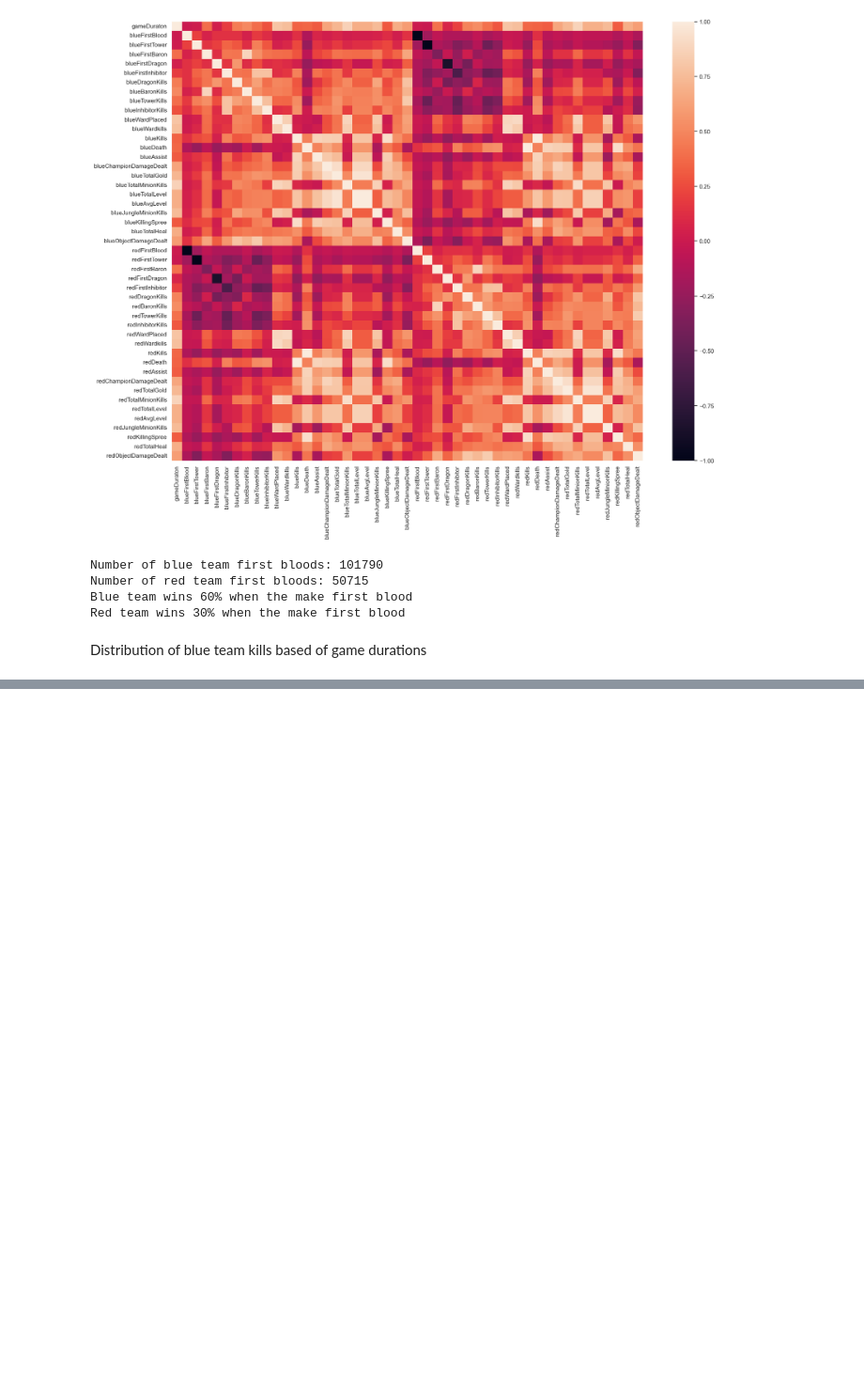
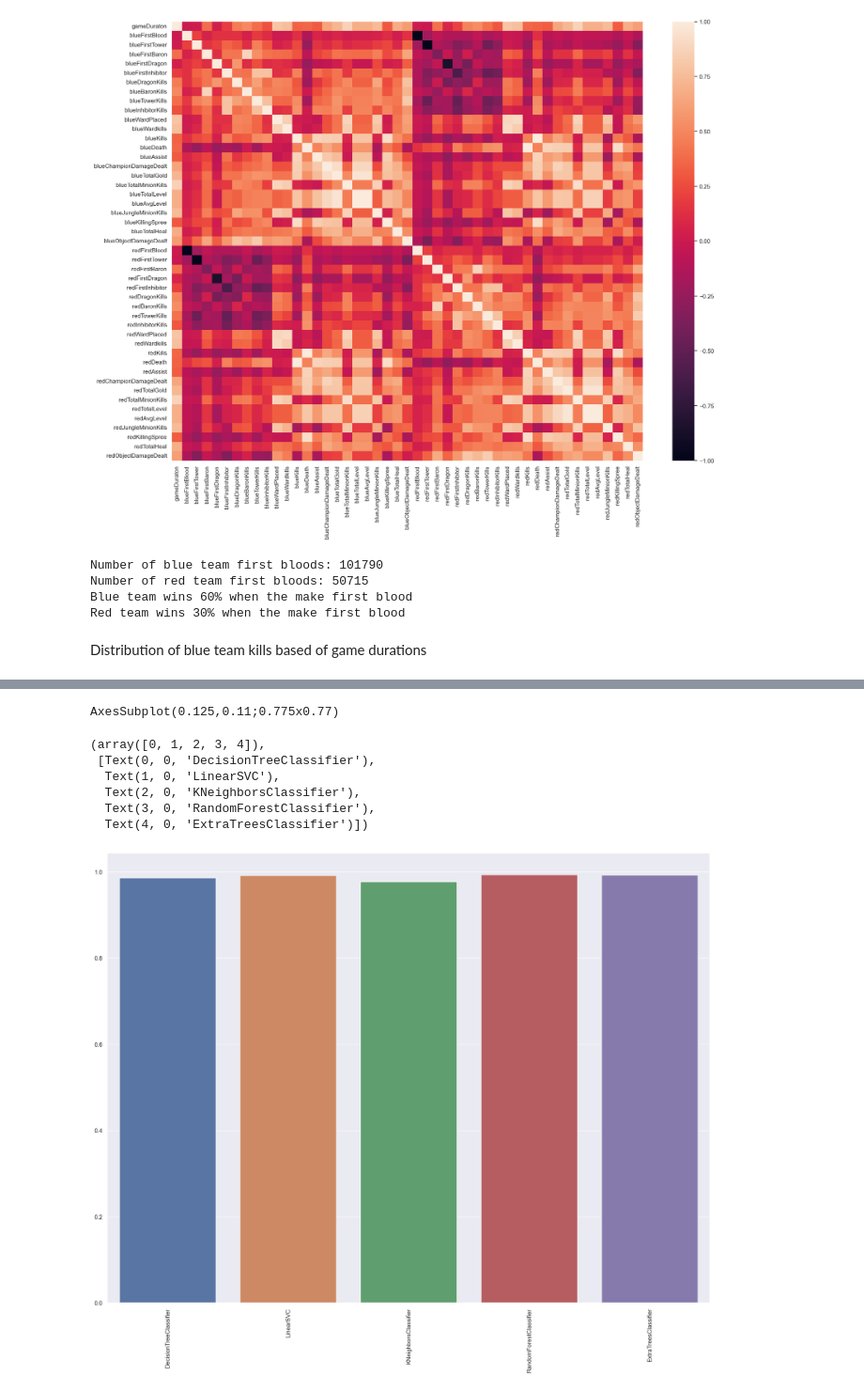
Before and after one commit to perkzen/Data_science_and_ML_notebooks, a Jupyter notebook: league_of_legneds_ml/notebook.ipynb, the cells around one changed output, grey strips where cells are left out. Shown at 94% size. Cells and saved outputs as stored; diff of their text form; code cells hidden in the pictures; blank space fills up the shorter version.

```diff
--- a/league_of_legneds_ml/notebook.ipynb
+++ b/league_of_legneds_ml/notebook.ipynb
@@ -193,0 +221,6 @@ plt.xticks(rotation=90)
+# %%
+from sklearn.preprocessing import StandardScaler
+
+numerical_columns = df.loc[:, df.columns != 'winner'].columns
+df[numerical_columns] = StandardScaler().fit_transform(df[numerical_columns])
+df.head()
@@ -193,0 +239,3 @@ plt.xticks(rotation=90)
+# %%
+X = df[numerical_columns]
+y = df["winner"]
@@ -193,0 +244,4 @@ plt.xticks(rotation=90)
+# %%
+from sklearn.model_selection import train_test_split
+
+x_train, x_test, y_train, y_test = train_test_split(X, y, test_size=0.3, random_state=789)
@@ -193,0 +250,27 @@ plt.xticks(rotation=90)
+# %%
+from sklearn.tree import DecisionTreeClassifier
+from sklearn.ensemble import RandomForestClassifier, ExtraTreesClassifier
+from sklearn.neighbors import KNeighborsClassifier
+from sklearn.svm import LinearSVC
+from sklearn import metrics
+
+classifiers = [DecisionTreeClassifier(), LinearSVC(), KNeighborsClassifier(),
+               RandomForestClassifier(), ExtraTreesClassifier()]
+
+accuracy = {}
+f1 = {}
+precision = {}
+recall = {}
+
+for model in classifiers:
+    model.fit(x_train, y_train)
+    predictions = model.predict(x_test)
+    accuracy[type(model).__name__] = metrics.accuracy_score(predictions, y_test)
+    recall[type(model).__name__] = metrics.recall_score(predictions, y_test,average="macro")
+    f1[type(model).__name__] = metrics.f1_score(y_pred=predictions, y_true=y_test, average="macro")
+    precision[type(model).__name__] = metrics.precision_score(predictions, y_test, average="macro")
+
+    print(f'{type(model).__name__ : >30} accuracy: {accuracy[type(model).__name__]:1.4f}')
+    print(f'{type(model).__name__ : >30} f1: { f1[type(model).__name__]:1.4f}')
+    print(f'{type(model).__name__ : >30} recall: { recall[type(model).__name__]:1.4f}')
+    print(f'{type(model).__name__ : >30} precision: { precision[type(model).__name__]:1.4f}')
@@ -193,0 +304,13 @@ plt.xticks(rotation=90)
+# %%
+accuracy = pd.DataFrame(accuracy, index=['i', ])
+print(sns.barplot(data=accuracy))
+plt.xticks(rotation=90)
+# %% [output]
+AxesSubplot(0.125,0.11;0.775x0.77)
+(array([0, 1, 2, 3, 4]),
+ [Text(0, 0, 'DecisionTreeClassifier'),
+  Text(1, 0, 'LinearSVC'),
+  Text(2, 0, 'KNeighborsClassifier'),
+  Text(3, 0, 'RandomForestClassifier'),
+  Text(4, 0, 'ExtraTreesClassifier')])
+[figure, added]
```
Also changed, not shown: parts of 17 cells of this notebook.
